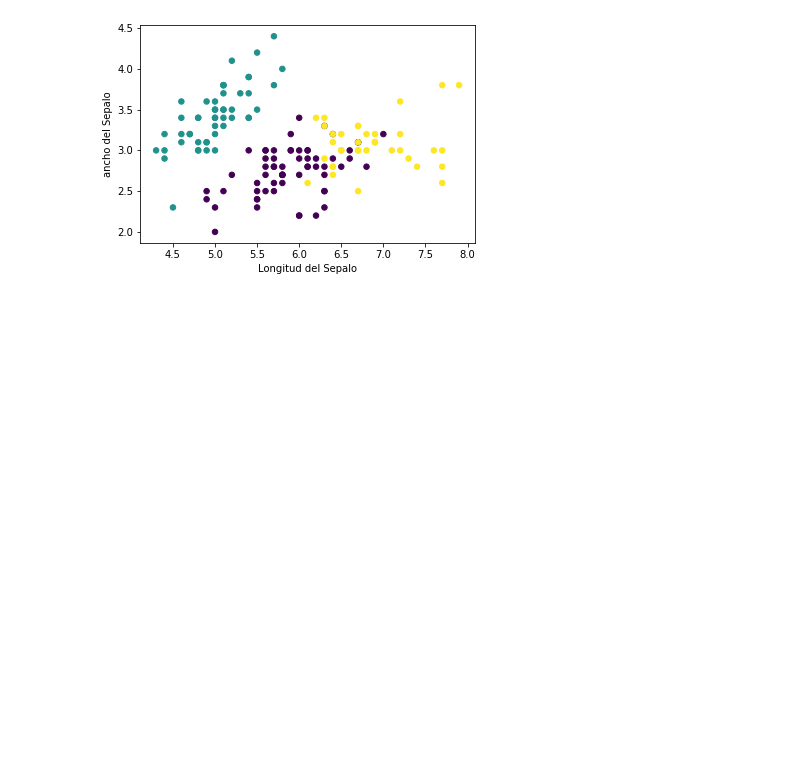
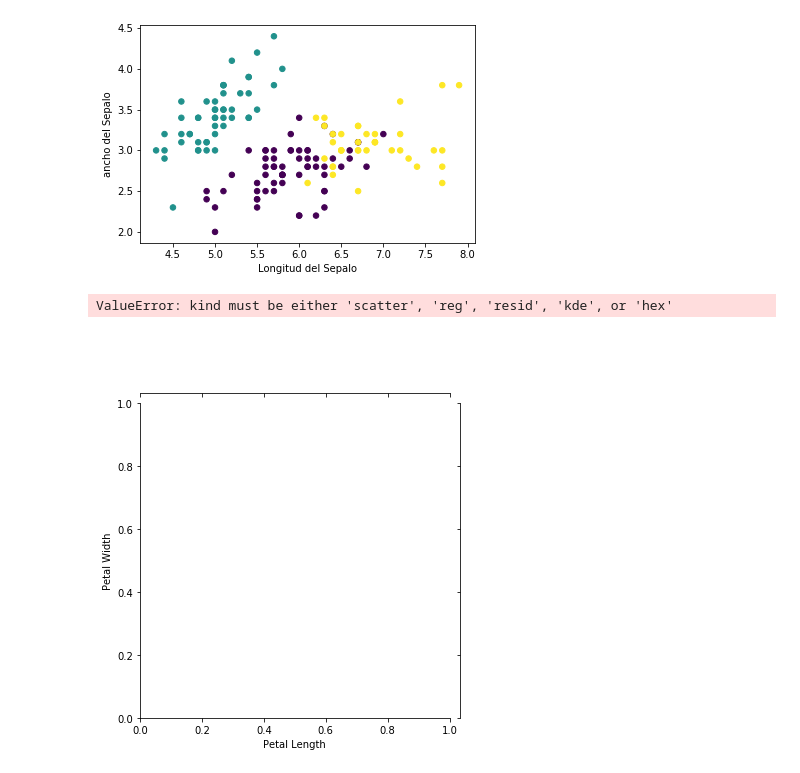
Before and after one commit to cristiandazamafioli/clasificaci-n-usando-KMeans-aprendizaje-no-supervisado, a Jupyter notebook: clasificación usando KMeans aprendizaje no supervisado.ipynb, the cells around one changed output. Saved outputs shown, nothing was run; the diff lists cells and outputs as text; code cells hidden in the pictures; blank space fills up the shorter version.

```diff
--- a/clasificación usando KMeans aprendizaje no supervisado.ipynb
+++ b/clasificación usando KMeans aprendizaje no supervisado.ipynb
@@ -130,3 +131,9 @@ plt.ylabel('ancho del Sepalo', fontsize=10)
 plt.show()
 # %% [output]
 [figure]
+# %%
+#Regresion Lineal
+sns.jointplot(x='Petal Length', y='Petal Width', data=x, kind='predicciones', color="g")
+# %% [output]
+ValueError: kind must be either 'scatter', 'reg', 'resid', 'kde', or 'hex'
+[figure, added]
```
Also changed, not shown: parts of 1 cell of this notebook.
